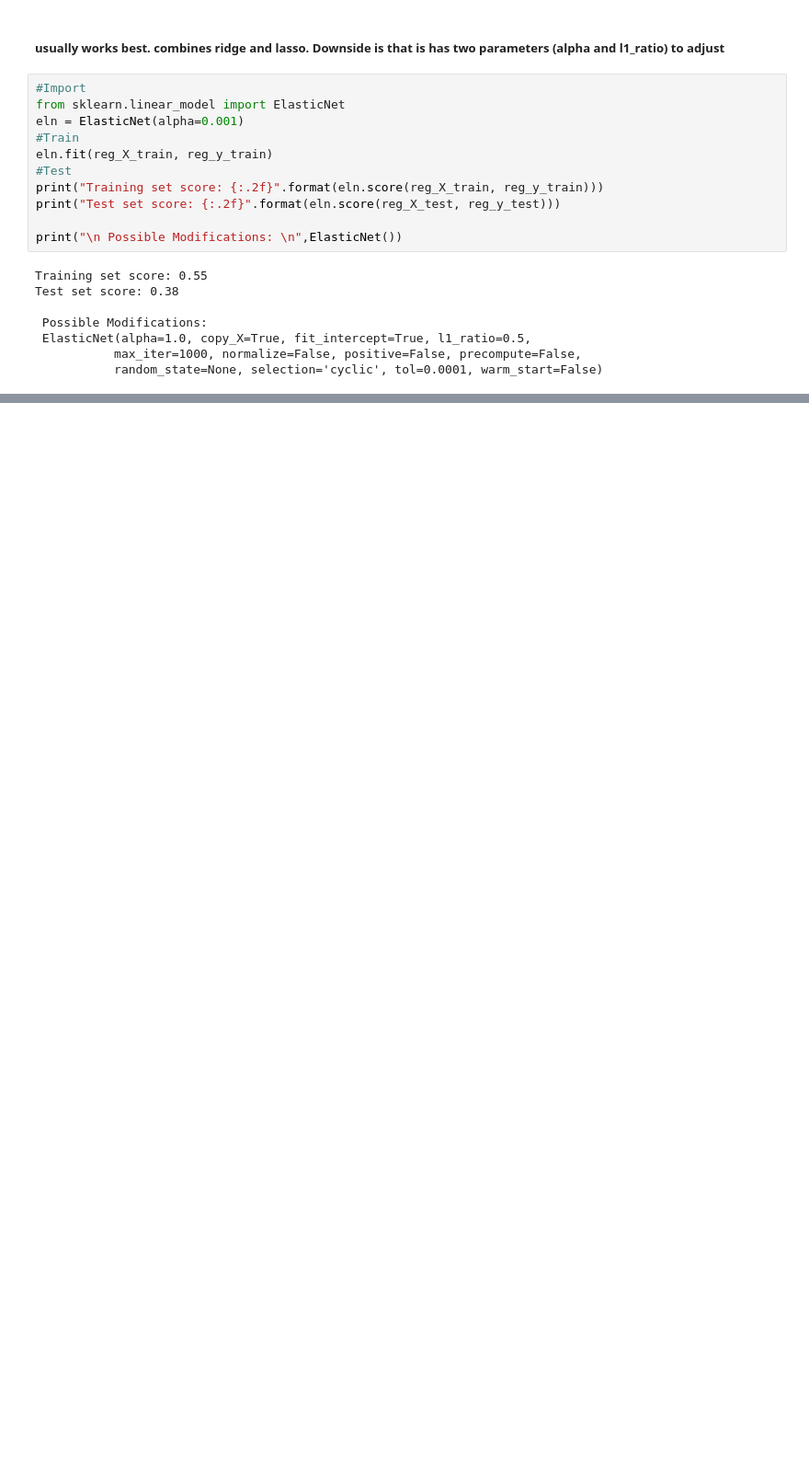
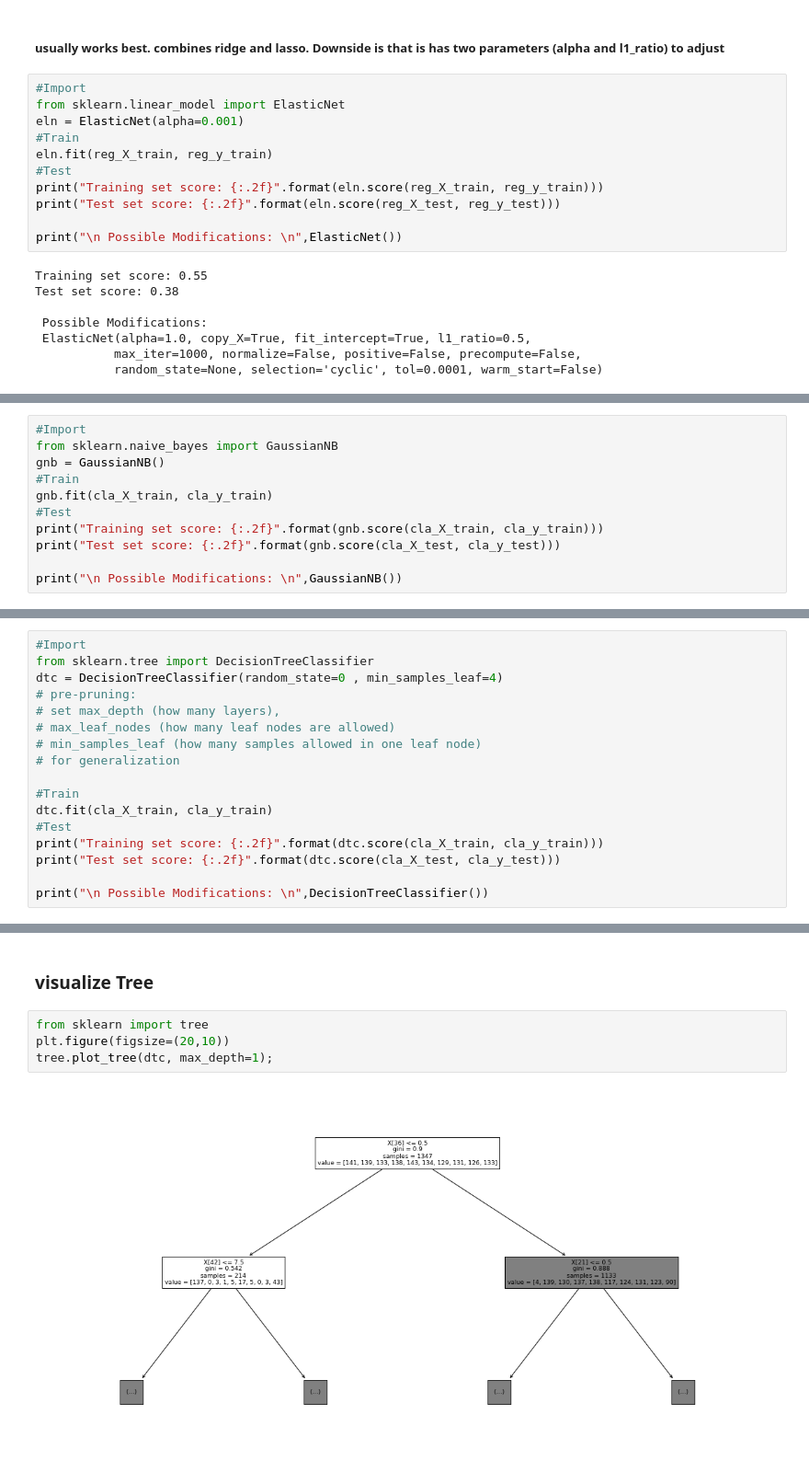
Before and after one commit to hannawe/ML-summary-by-Gleb, a Jupyter notebook: Supervised Summary.ipynb, the cells around one changed output, grey strips where cells are left out. Shown at 92% size. Cells and saved outputs as stored; diff of their text form; blank space fills up the shorter version.

```diff
--- a/Supervised Summary.ipynb
+++ b/Supervised Summary.ipynb
@@ -351,0 +364,11 @@ Test set score: 0.38
+# %%
+#Import
+from sklearn.naive_bayes import GaussianNB
+gnb = GaussianNB()
+#Train
+gnb.fit(cla_X_train, cla_y_train)
+#Test
+print("Training set score: {:.2f}".format(gnb.score(cla_X_train, cla_y_train)))
+print("Test set score: {:.2f}".format(gnb.score(cla_X_test, cla_y_test)))
+
+print("\n Possible Modifications: \n",GaussianNB())
@@ -351,0 +407,17 @@ Test set score: 0.38
+# %%
+#Import
+from sklearn.tree import DecisionTreeClassifier
+dtc = DecisionTreeClassifier(random_state=0 , min_samples_leaf=4)
+# pre-pruning:
+# set max_depth (how many layers),
+# max_leaf_nodes (how many leaf nodes are allowed)
+# min_samples_leaf (how many samples allowed in one leaf node)
+# for generalization
+
+#Train
+dtc.fit(cla_X_train, cla_y_train)
+#Test
+print("Training set score: {:.2f}".format(dtc.score(cla_X_train, cla_y_train)))
+print("Test set score: {:.2f}".format(dtc.score(cla_X_test, cla_y_test)))
+
+print("\n Possible Modifications: \n",DecisionTreeClassifier())
@@ -351,0 +435,8 @@ Test set score: 0.38
+# %% [markdown]
+### visualize Tree
+# %%
+from sklearn import tree
+plt.figure(figsize=(20,10))
+tree.plot_tree(dtc, max_depth=1);
+# %% [output]
+[figure, added]
```
Also changed, not shown: parts of 65 cells of this notebook.
